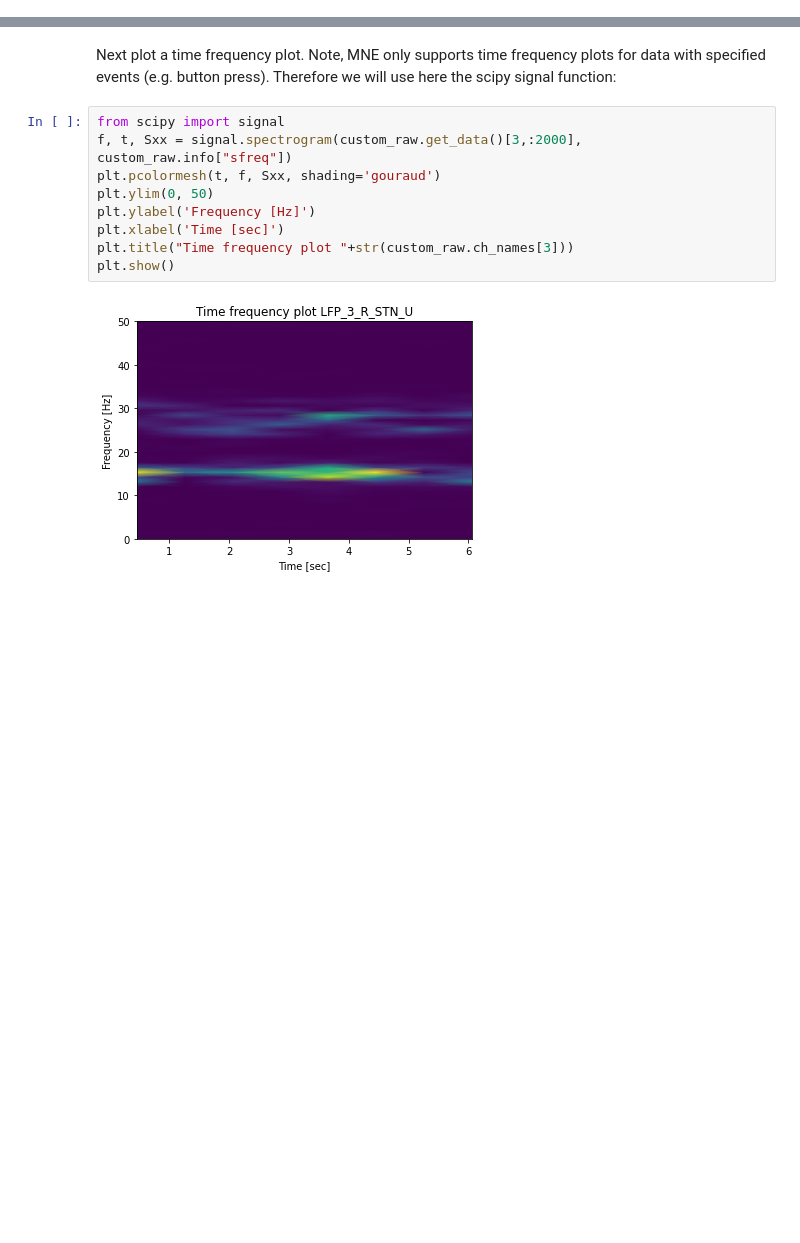
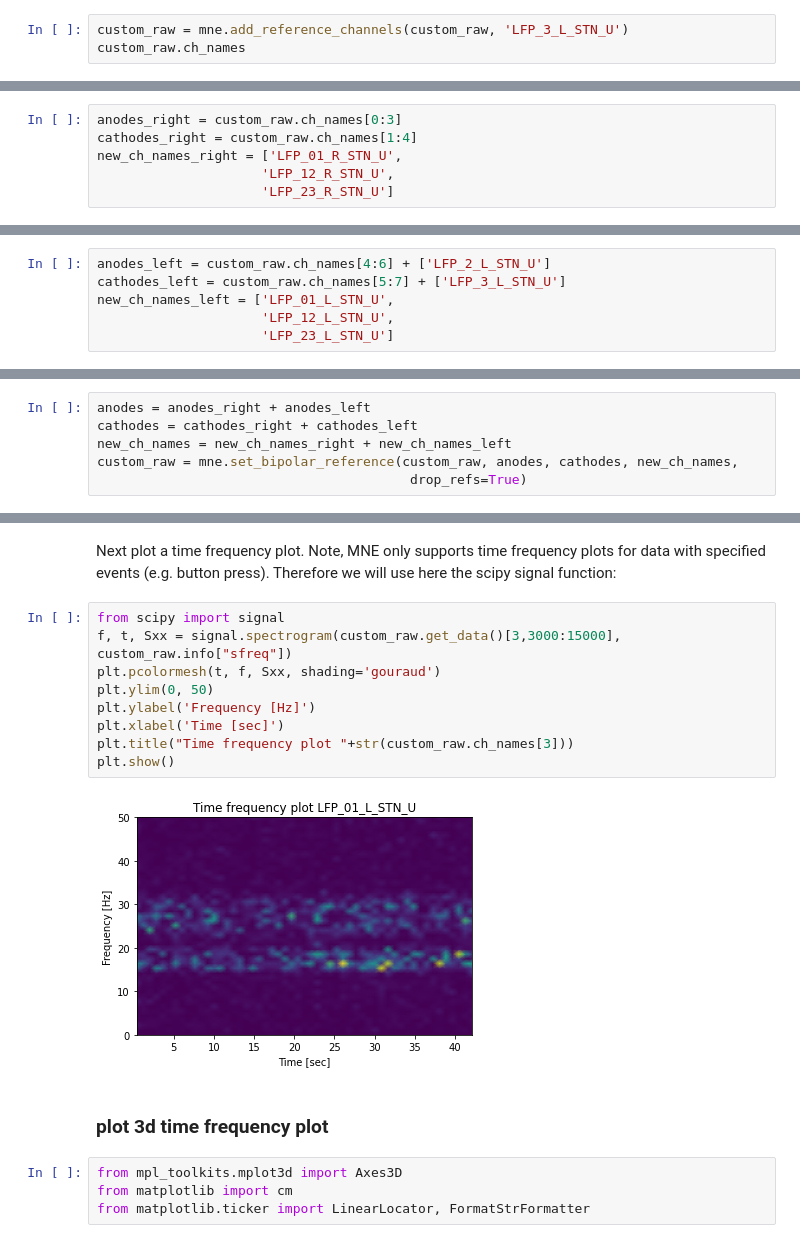
Before and after one commit to retune-commons/InvasiveElectrophysiologyWorkshop_I, a Jupyter notebook: Tutorial_1_import_and_rereferences.ipynb, the cells around one changed output, grey strips where cells are left out. Cells and saved outputs as stored; diff of their text form; blank space fills up the shorter version.

```diff
--- a/Tutorial_1_import_and_rereferences.ipynb
+++ b/Tutorial_1_import_and_rereferences.ipynb
@@ -202,0 +211,3 @@ custom_raw.info
+# %%
+custom_raw = mne.add_reference_channels(custom_raw, 'LFP_3_L_STN_U')
+custom_raw.ch_names
@@ -202,0 +235,6 @@ custom_raw.info
+# %%
+anodes_right = custom_raw.ch_names[0:3]
+cathodes_right = custom_raw.ch_names[1:4]
+new_ch_names_right = ['LFP_01_R_STN_U',
+                     'LFP_12_R_STN_U',
+                     'LFP_23_R_STN_U']
@@ -202,0 +243,6 @@ custom_raw.info
+# %%
+anodes_left = custom_raw.ch_names[4:6] + ['LFP_2_L_STN_U']
+cathodes_left = custom_raw.ch_names[5:7] + ['LFP_3_L_STN_U']
+new_ch_names_left = ['LFP_01_L_STN_U',
+                     'LFP_12_L_STN_U',
+                     'LFP_23_L_STN_U']
@@ -202,0 +251,6 @@ custom_raw.info
+# %%
+anodes = anodes_right + anodes_left
+cathodes = cathodes_right + cathodes_left
+new_ch_names = new_ch_names_right + new_ch_names_left
+custom_raw = mne.set_bipolar_reference(custom_raw, anodes, cathodes, new_ch_names,
+                                        drop_refs=True)
@@ -214,12 +300,18 @@ Effective window size : 7.314 (s)
 Next plot a time frequency plot. Note, MNE only supports time frequency plots for data with specified events (e.g. button press). Therefore we will use here the scipy signal function:
 # %%
 from scipy import signal
-f, t, Sxx = signal.spectrogram(custom_raw.get_data()[3,:2000], custom_raw.info["sfreq"])
+f, t, Sxx = signal.spectrogram(custom_raw.get_data()[3,3000:15000], custom_raw.info["sfreq"])
 plt.pcolormesh(t, f, Sxx, shading='gouraud')
 plt.ylim(0, 50)
 plt.ylabel('Frequency [Hz]')
 plt.xlabel('Time [sec]')
 plt.title("Time frequency plot "+str(custom_raw.ch_names[3]))
 plt.show()
 # %% [output]
-[figure, old version]
+[figure, new version]
+# %% [markdown]
+### plot 3d time frequency plot
+# %%
+from mpl_toolkits.mplot3d import Axes3D
+from matplotlib import cm
+from matplotlib.ticker import LinearLocator, FormatStrFormatter
```
Also changed, not shown: parts of 19 cells of this notebook, 1 other file.
